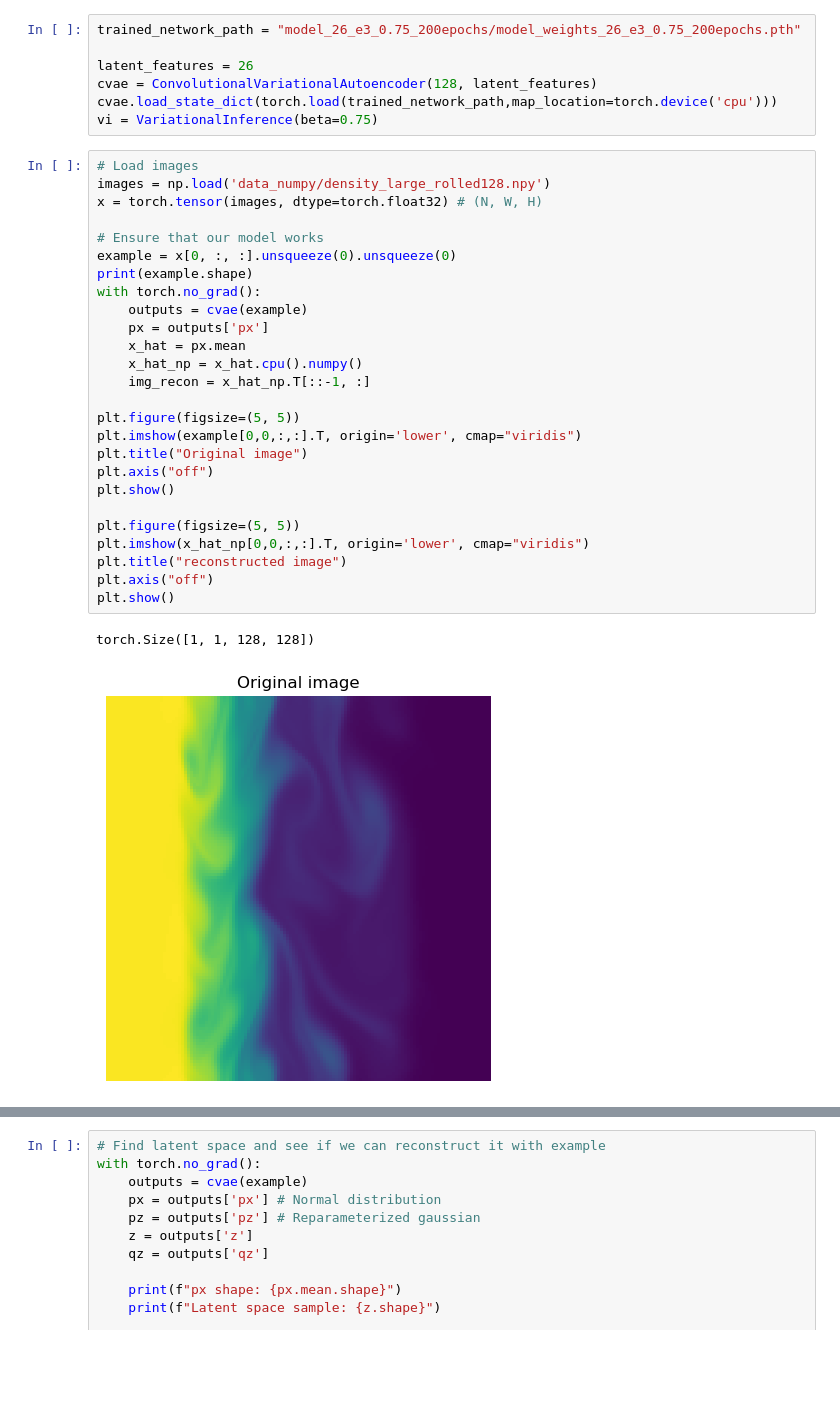
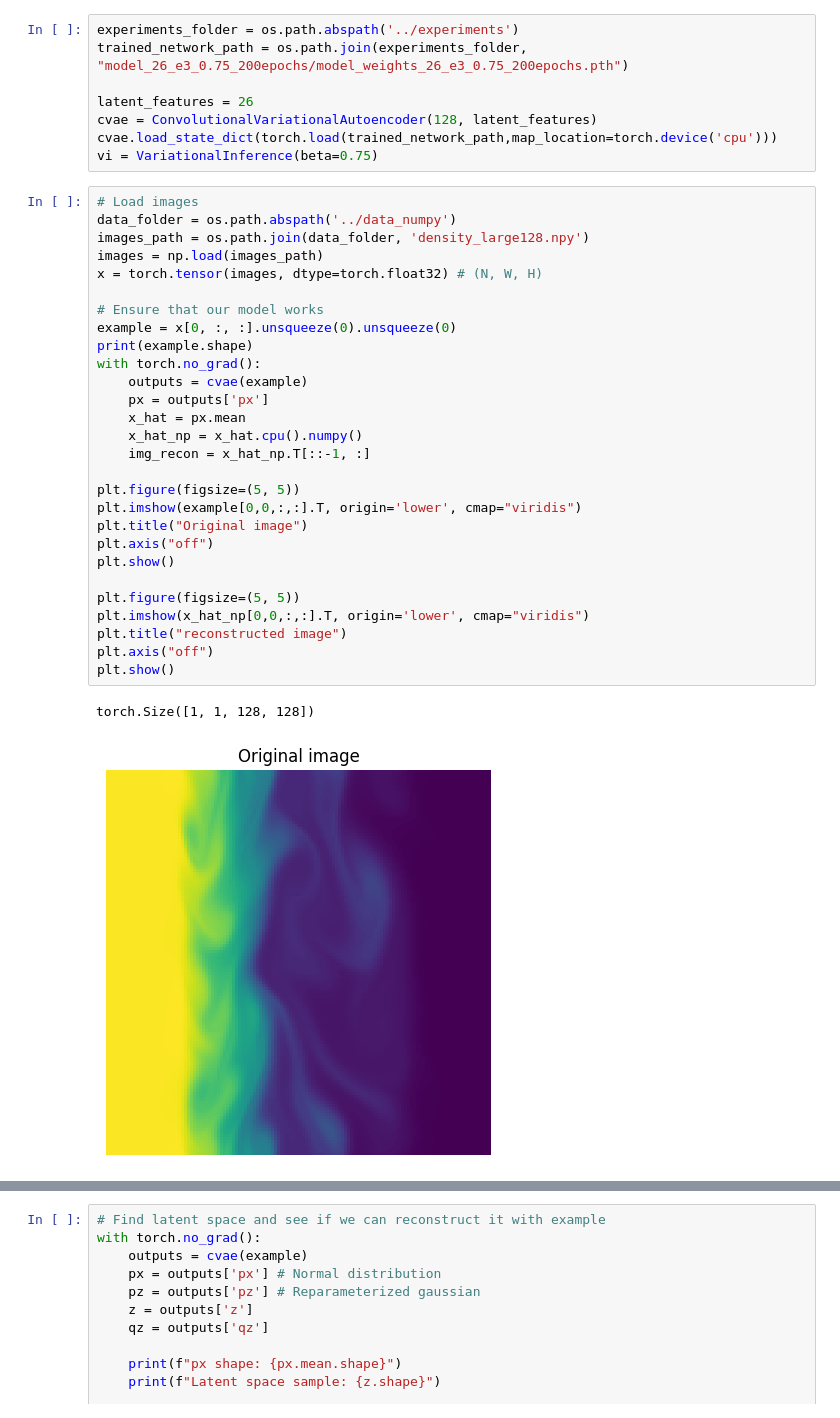
Before and after one commit to raco98/02456_Deep_Learning, a Jupyter notebook: Notebooks/Generate_latent_data.ipynb, the cells around one changed output, grey strips where cells are left out. Saved outputs shown, nothing was run; the diff lists cells and outputs as text; blank space fills up the shorter version.

Commit message:
Fix all folder references

```diff
--- a/Notebooks/Generate_latent_data.ipynb
+++ b/Notebooks/Generate_latent_data.ipynb
@@ -5,7 +12,8 @@ import torch
 import torch.nn as nn
 from VAE_128 import ConvolutionalVariationalAutoencoder, VariationalInference
 # %%
-trained_network_path = "model_26_e3_0.75_200epochs/model_weights_26_e3_0.75_200epochs.pth"
+experiments_folder = os.path.abspath('../experiments')
+trained_network_path = os.path.join(experiments_folder, "model_26_e3_0.75_200epochs/model_weights_26_e3_0.75_200epochs.pth")
 
 latent_features = 26
 cvae = ConvolutionalVariationalAutoencoder(128, latent_features)
@@ -13,33 +21,35 @@ cvae.load_state_dict(torch.load(trained_network_path,map_location=torch.device('
 vi = VariationalInference(beta=0.75)
 # %%
 # Load images
-images = np.load('data_numpy/density_large_rolled128.npy')
+data_folder = os.path.abspath('../data_numpy')
+images_path = os.path.join(data_folder, 'density_large128.npy')
+images = np.load(images_path)
 x = torch.tensor(images, dtype=torch.float32) # (N, W, H)
 
 # Ensure that our model works
 example = x[0, :, :].unsqueeze(0).unsqueeze(0)
 print(example.shape)
 with torch.no_grad():
     outputs = cvae(example)
     px = outputs['px']
     x_hat = px.mean
     x_hat_np = x_hat.cpu().numpy()
     img_recon = x_hat_np.T[::-1, :]
 
 plt.figure(figsize=(5, 5))
 plt.imshow(example[0,0,:,:].T, origin='lower', cmap="viridis")
 plt.title("Original image")
 plt.axis("off")
 plt.show()
 
 plt.figure(figsize=(5, 5))
 plt.imshow(x_hat_np[0,0,:,:].T, origin='lower', cmap="viridis")
 plt.title("reconstructed image")
 plt.axis("off")
 plt.show()
 # %% [output]
 torch.Size([1, 1, 128, 128])
-[figure, old version]
+[figure, new version]
 [figure]
 # %%
 # Find latent space and see if we can reconstruct it with example
```
Also changed, not shown: parts of 3 cells of this notebook, 3 other files.
